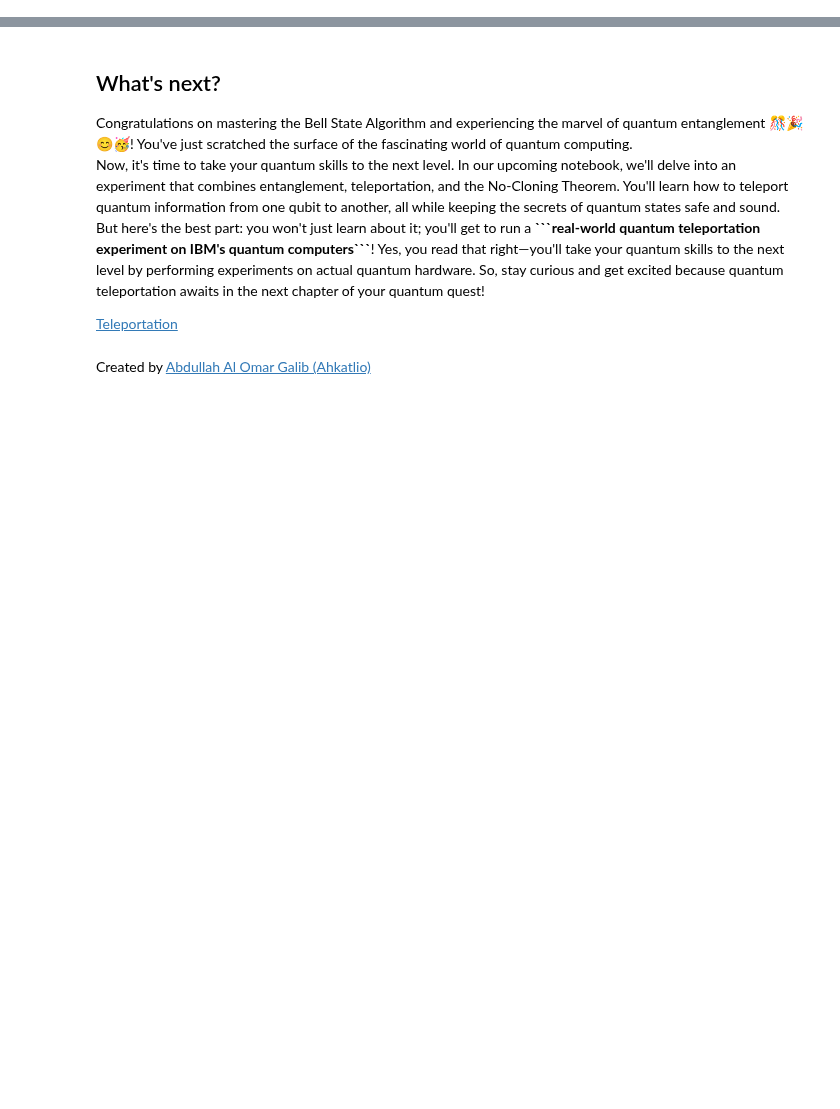
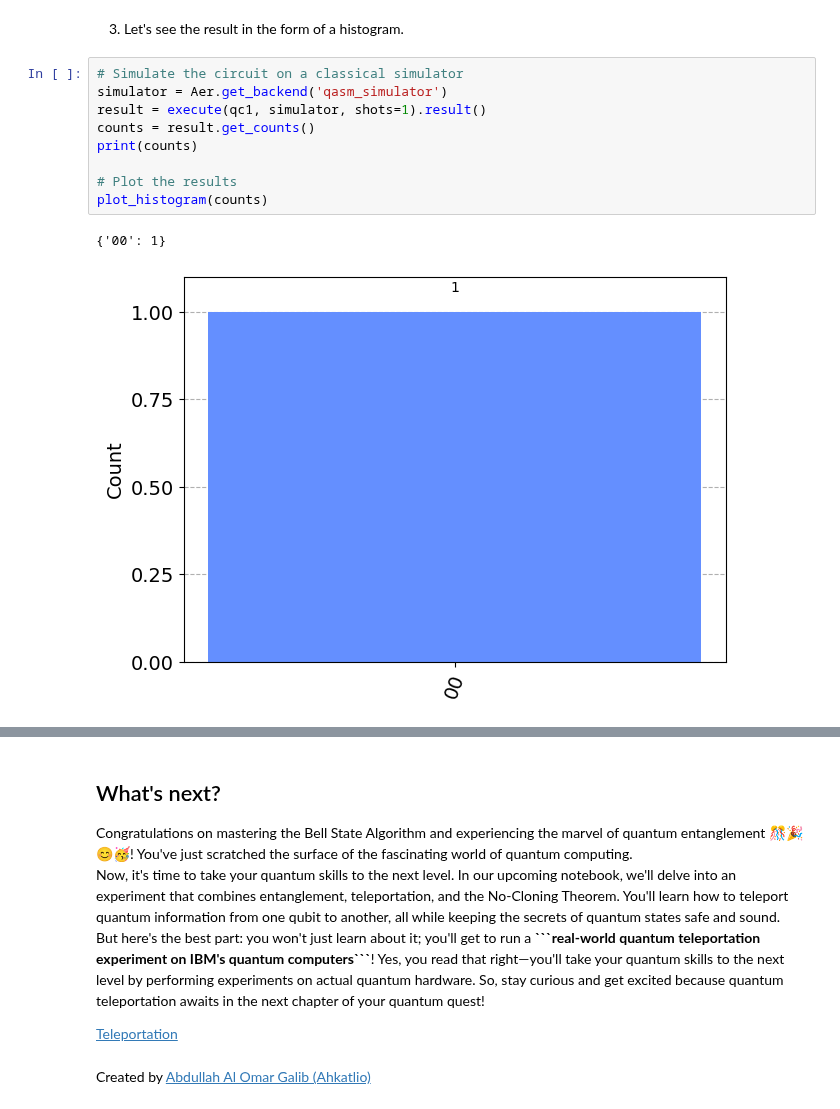
Before and after one commit to ahkatlio/QHSO_Basics_of_Qiskit, a Jupyter notebook: Books/Fundamentals/Basic_Gates/Bell.ipynb, the cells around one changed output, grey strips where cells are left out. Drawn from its saved outputs; the diff is of its cells as text; blank space fills up the shorter version.

```diff
--- a/Books/Fundamentals/Basic_Gates/Bell.ipynb
+++ b/Books/Fundamentals/Basic_Gates/Bell.ipynb
@@ -52,0 +109,14 @@
+# %% [markdown]
+3) Let's see the result in the form of a histogram.
+# %%
+# Simulate the circuit on a classical simulator
+simulator = Aer.get_backend('qasm_simulator')
+result = execute(qc1, simulator, shots=1).result()
+counts = result.get_counts()
+print(counts)
+
+# Plot the results
+plot_histogram(counts)
+# %% [output]
+{'00': 1}
+[figure, added]
```
Also changed, not shown: parts of 11 cells of this notebook.
